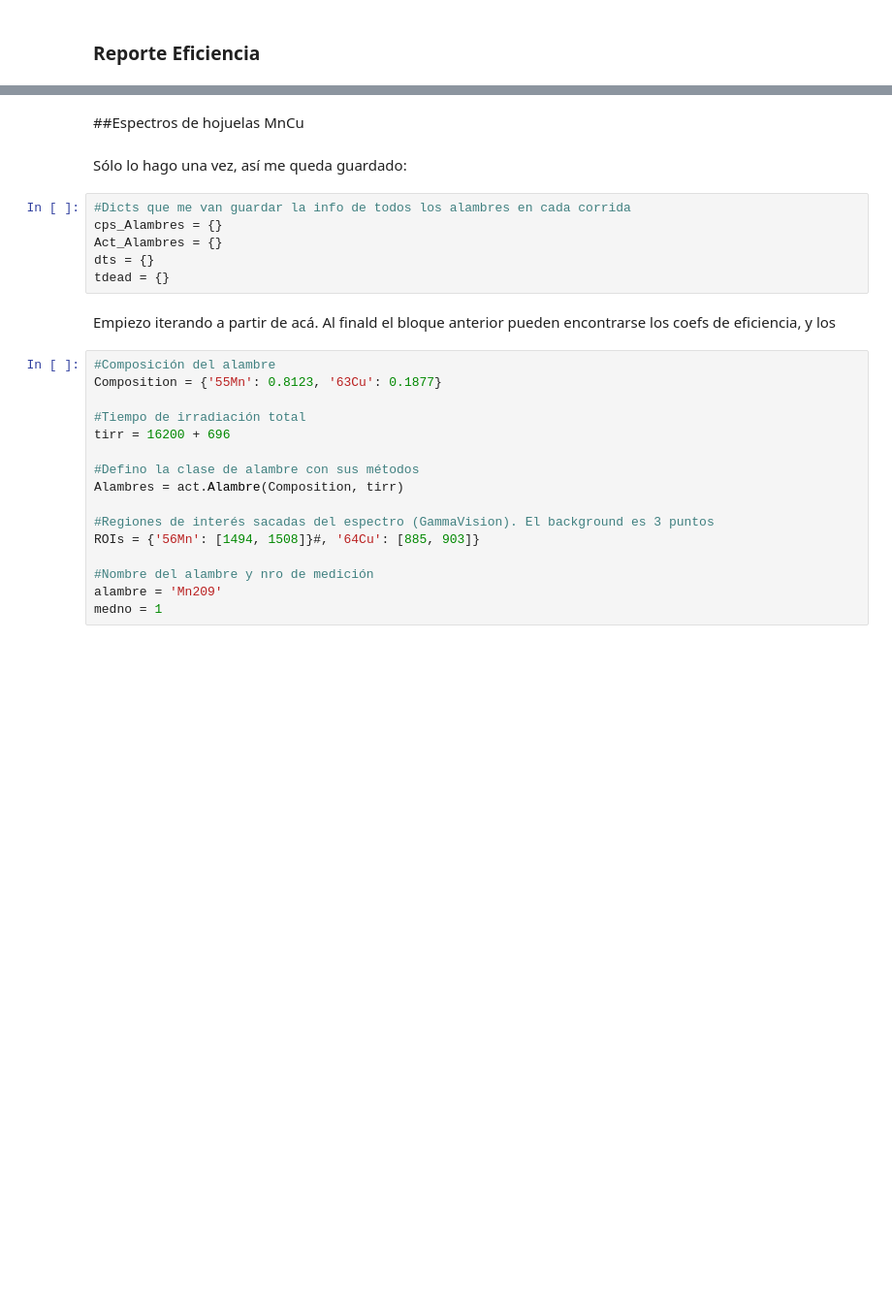
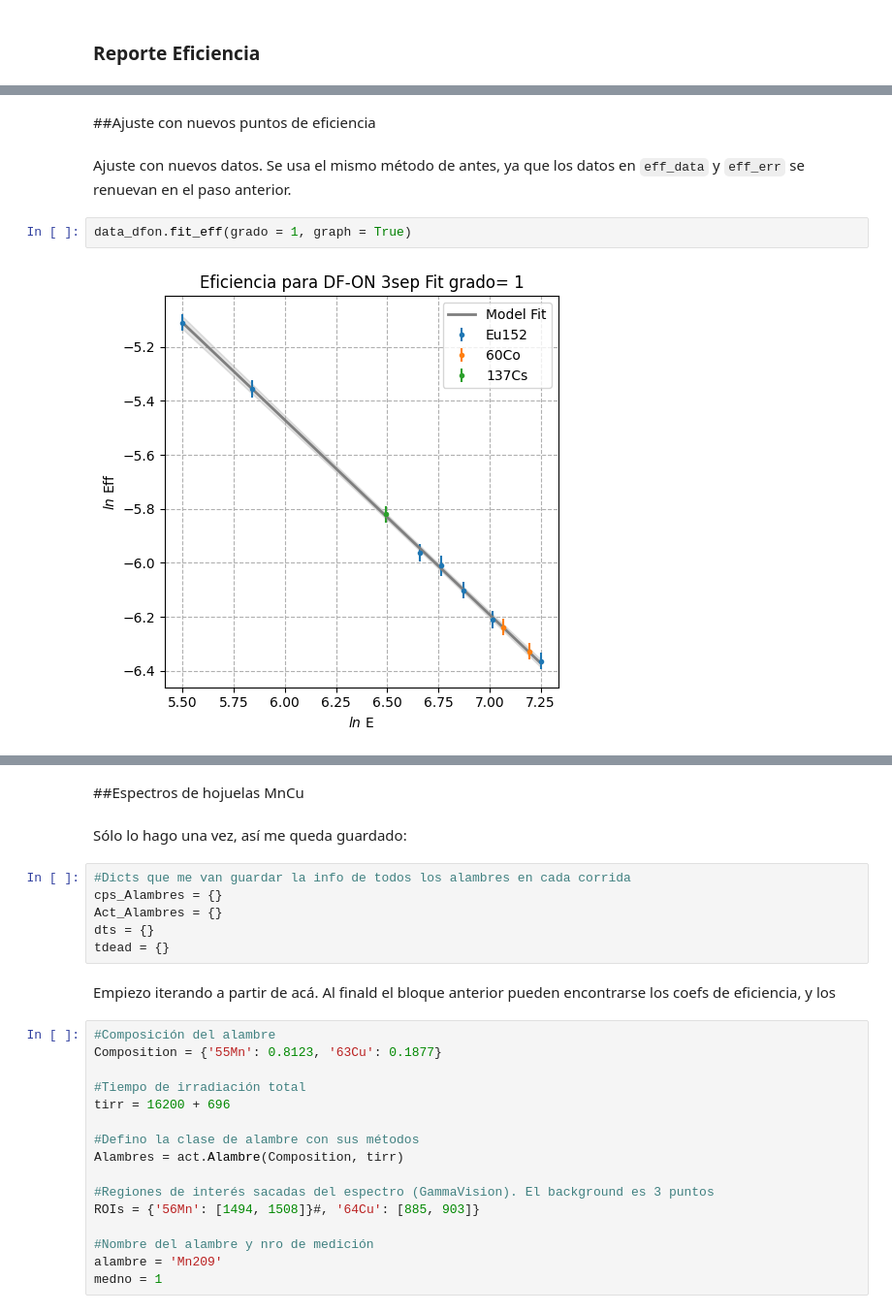
Before and after one commit to lexisantos/lintatpromptgamma, a Jupyter notebook: HPGe_PGflux.ipynb, the cells around one changed output, grey strips where cells are left out. Shown: that part at 97% size. Saved outputs shown, nothing was run; the diff lists cells and outputs as text; blank space fills up the shorter version.

```diff
--- a/HPGe_PGflux.ipynb
+++ b/HPGe_PGflux.ipynb
@@ -307,0 +263,8 @@ eff_data, err_eff
+# %% [markdown]
+##Ajuste con nuevos puntos de eficiencia
+# %% [markdown]
+Ajuste con nuevos datos. Se usa el mismo método de antes, ya que los datos en `eff_data` y `eff_err` se renuevan en el paso anterior.
+# %%
+data_dfon.fit_eff(grado = 1, graph = True)
+# %% [output]
+[figure, added]
```
Also changed, not shown: parts of 142 cells of this notebook.
